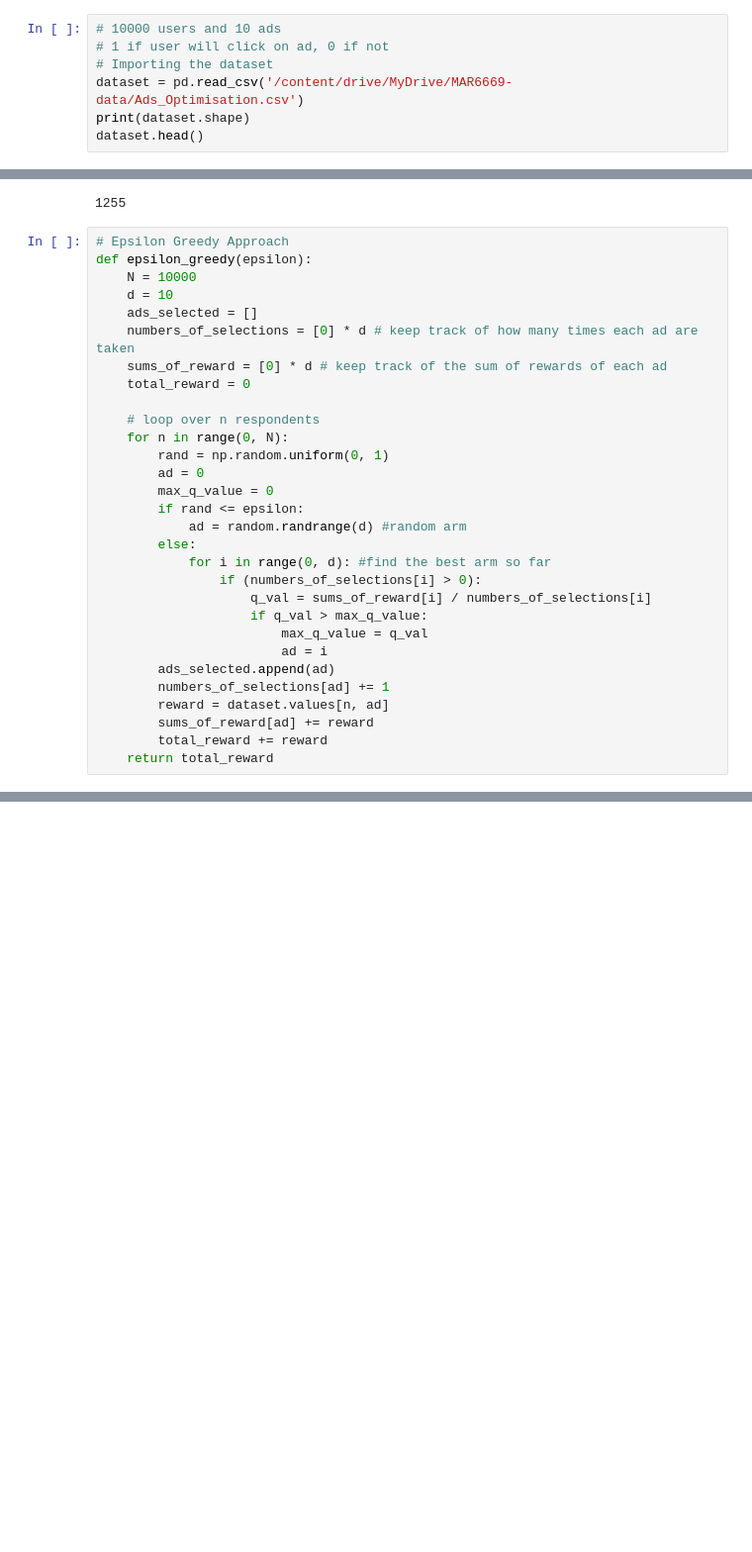
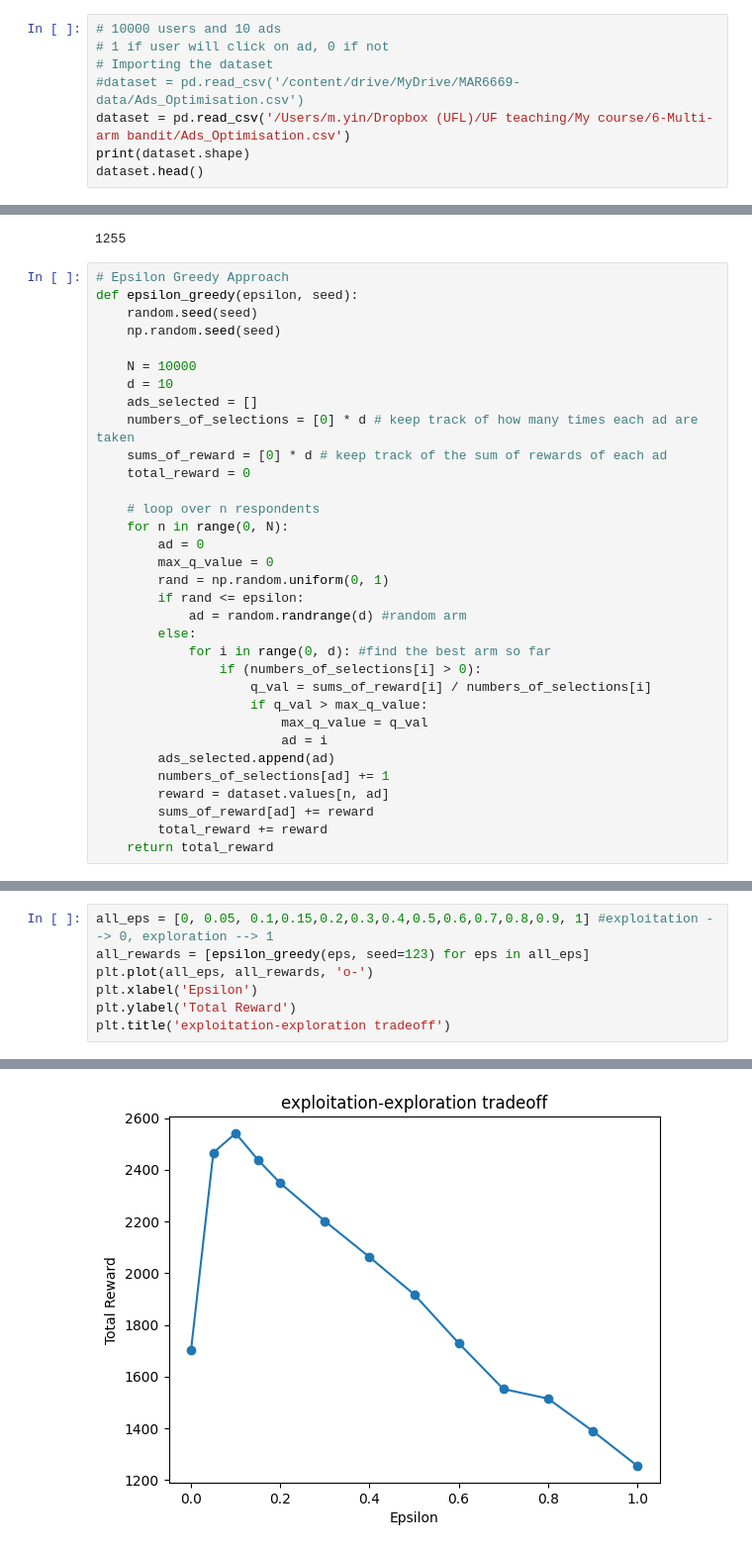
Before and after one commit to mingzhang-yin/MAR6669, a Jupyter notebook: 5-Multi-arm bandit/MAB_min.ipynb, the cells around one changed output, grey strips where cells are left out. Shown: that part at 99% size. Cells and saved outputs as stored; diff of their text form; blank space fills up the shorter version.

```diff
--- a/5-Multi-arm bandit/MAB_min.ipynb
+++ b/5-Multi-arm bandit/MAB_min.ipynb
@@ -7,7 +8,8 @@ import random
 # 10000 users and 10 ads
 # 1 if user will click on ad, 0 if not
 # Importing the dataset
-dataset = pd.read_csv('/content/drive/MyDrive/MAR6669-data/Ads_Optimisation.csv')
+#dataset = pd.read_csv('/content/drive/MyDrive/MAR6669-data/Ads_Optimisation.csv')
+dataset = pd.read_csv('/Users/m.yin/Dropbox (UFL)/UF teaching/My course/6-Multi-arm bandit/Ads_Optimisation.csv')
 print(dataset.shape)
 dataset.head()
 # %% [output]
@@ -41,7 +43,10 @@ print(random_result)
 1255
 # %%
 # Epsilon Greedy Approach
-def epsilon_greedy(epsilon):
+def epsilon_greedy(epsilon, seed):
+    random.seed(seed)
+    np.random.seed(seed)
+
     N = 10000
     d = 10
     ads_selected = []
@@ -51,9 +56,9 @@ def epsilon_greedy(epsilon):
 
     # loop over n respondents
     for n in range(0, N):
-        rand = np.random.uniform(0, 1)
         ad = 0
         max_q_value = 0
+        rand = np.random.uniform(0, 1)
         if rand <= epsilon:
             ad = random.randrange(d) #random arm
         else:
@@ -77,0 +83,8 @@ print(epsilon_result)
+# %%
+all_eps = [0, 0.05, 0.1,0.15,0.2,0.3,0.4,0.5,0.6,0.7,0.8,0.9, 1] #exploitation --> 0, exploration --> 1
+all_rewards = [epsilon_greedy(eps, seed=123) for eps in all_eps]
+plt.plot(all_eps, all_rewards, 'o-')
+plt.xlabel('Epsilon')
+plt.ylabel('Total Reward')
+plt.title('exploitation-exploration tradeoff')
+# %% [output]
@@ -77,0 +92 @@ print(epsilon_result)
+[figure, added]
```
Also changed, not shown: parts of 3 cells of this notebook.
